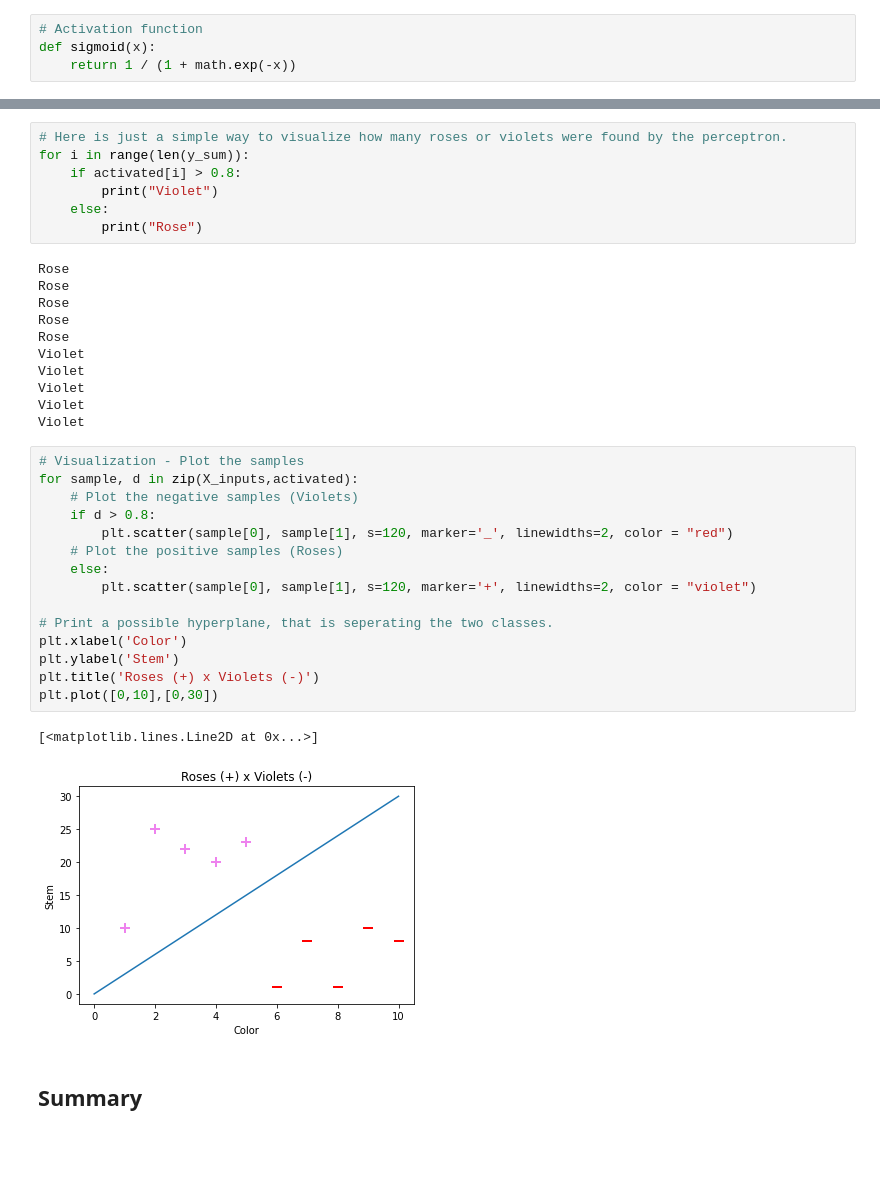
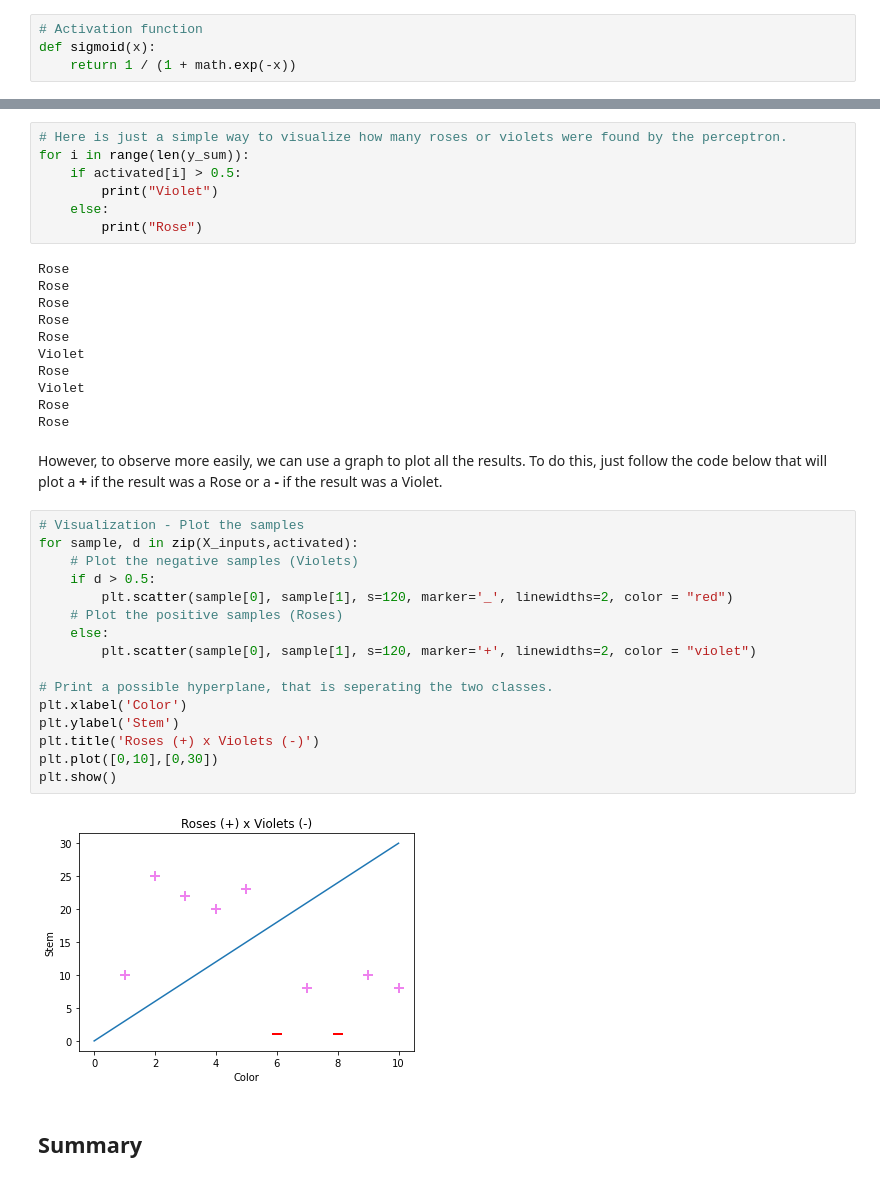
Before and after one commit to muriloboratto/AI-university-assignments, a Jupyter notebook: 01-percepetron-python.ipynb, the cells around one changed output, grey strips where cells are left out. Saved outputs shown, nothing was run; the diff lists cells and outputs as text; blank space fills up the shorter version.

```diff
--- a/01-percepetron-python.ipynb
+++ b/01-percepetron-python.ipynb
@@ -279,7 +283,7 @@ for i in range(len(y_sum)):
 # %%
 # Here is just a simple way to visualize how many roses or violets were found by the perceptron.
 for i in range(len(y_sum)):
-    if activated[i] > 0.8:
+    if activated[i] > 0.5:
         print("Violet")
     else:
         print("Rose")
@@ -290,28 +294,30 @@ Rose
 Rose
 Rose
 Violet
+Rose
 Violet
-Violet
-Violet
-Violet
+Rose
+Rose
+# %% [markdown]
+However, to observe more easily, we can use a graph to plot all the results. To do this, just follow the code below that will plot a **+** if the result was a Rose or a **-** if the result was a Violet.
 # %%
 # Visualization - Plot the samples
 for sample, d in zip(X_inputs,activated):
     # Plot the negative samples (Violets)
-    if d > 0.8:
+    if d > 0.5:
         plt.scatter(sample[0], sample[1], s=120, marker='_', linewidths=2, color = "red")
     # Plot the positive samples (Roses)
     else:
         plt.scatter(sample[0], sample[1], s=120, marker='+', linewidths=2, color = "violet")
 
 # Print a possible hyperplane, that is seperating the two classes.
 plt.xlabel('Color')
 plt.ylabel('Stem')
 plt.title('Roses (+) x Violets (-)')
 plt.plot([0,10],[0,30])
+plt.show()
 # %% [output]
-[<matplotlib.lines.Line2D at 0x...>]
-[figure, old version]
+[figure, new version]
 # %% [markdown]
 ## Summary
 # %% [markdown]
```
Also changed, not shown: parts of 18 cells of this notebook, 4 other files.
